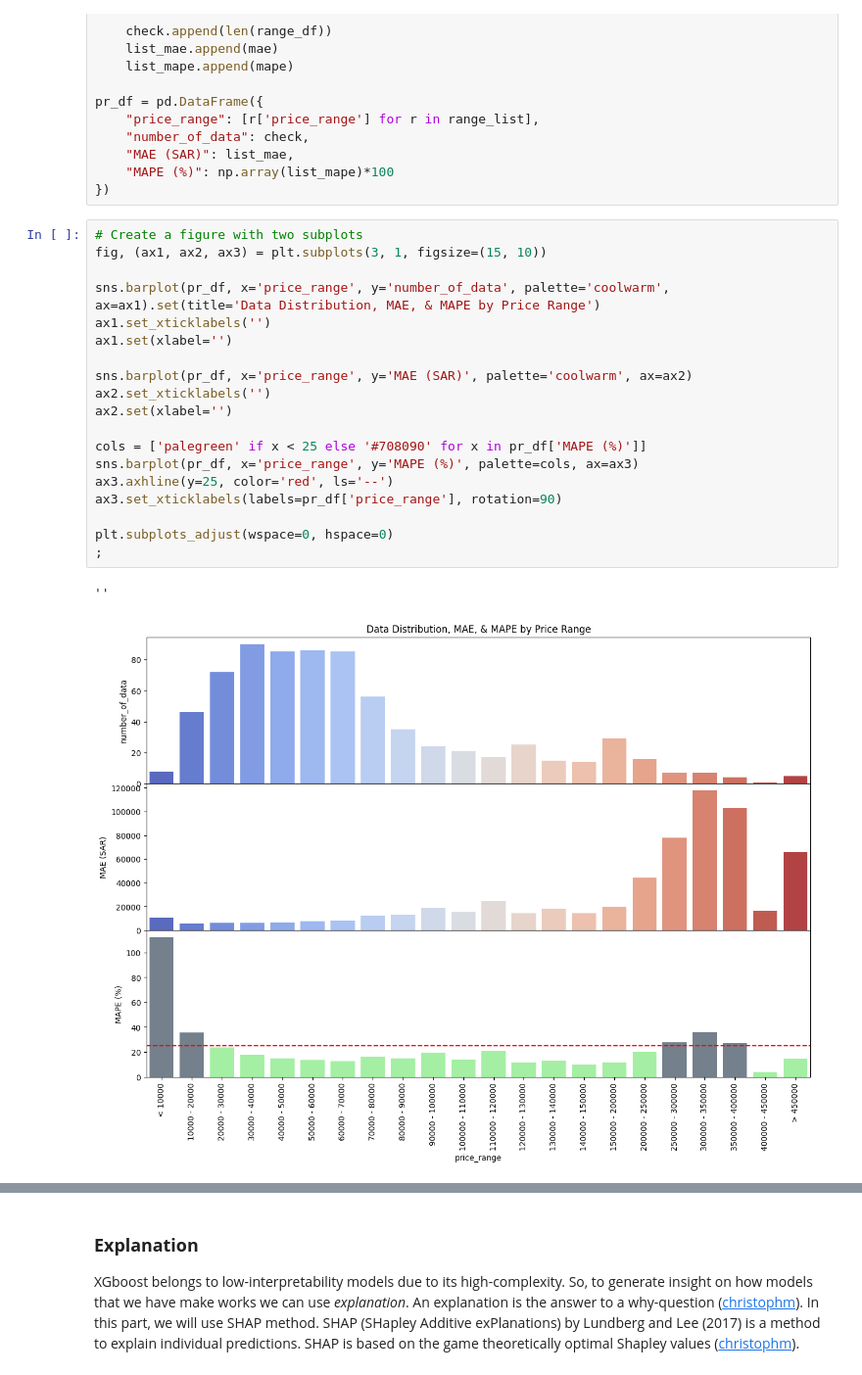
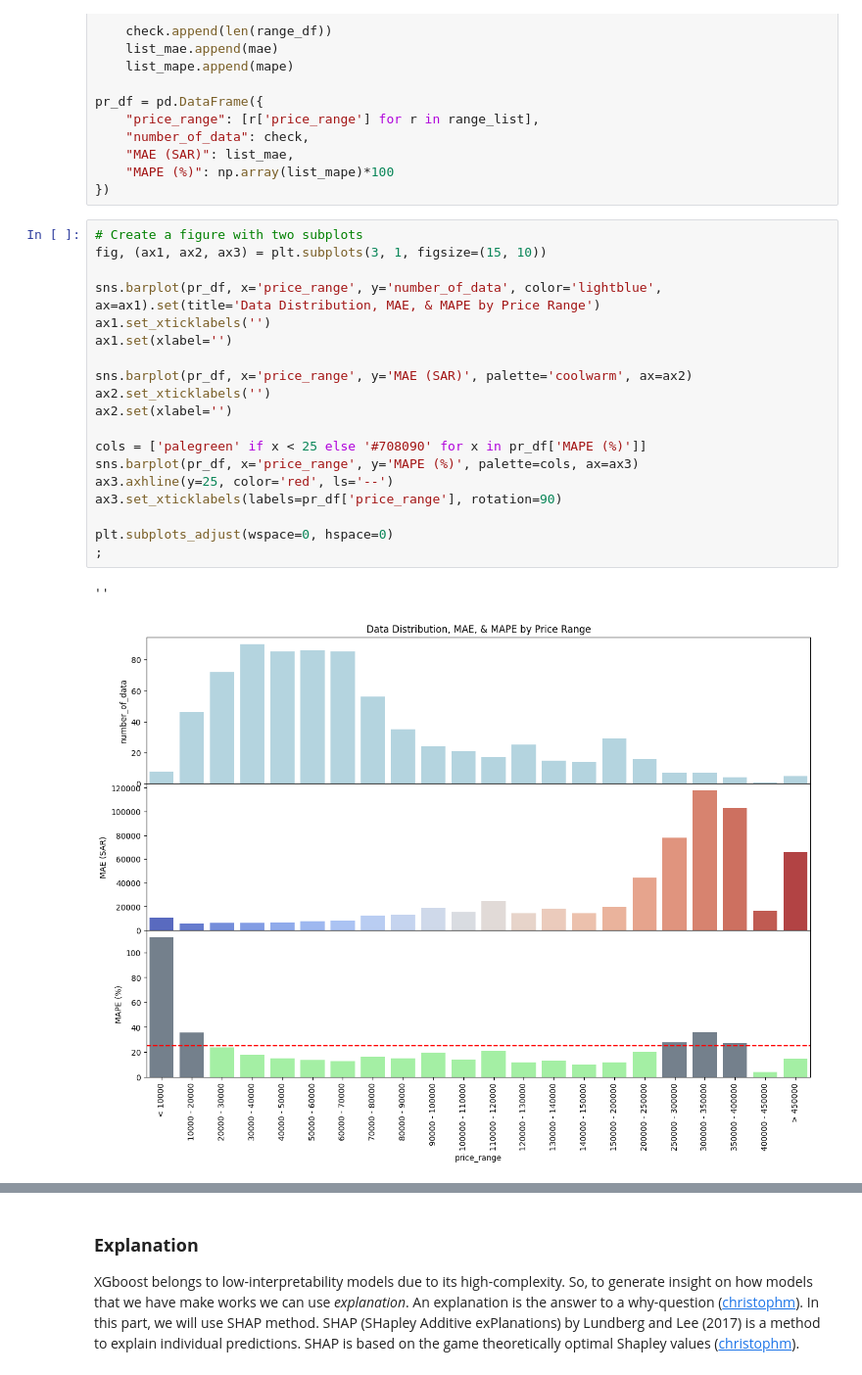
Before and after one commit to aridiawan/Used-Cars-Price-Prediction, a Jupyter notebook: notebook/used-car-price-prediction.ipynb, the cells around one changed output, grey strips where cells are left out. Shown at 98% size. Saved outputs shown, nothing was run; the diff lists cells and outputs as text.

```diff
--- a/notebook/used-car-price-prediction.ipynb
+++ b/notebook/used-car-price-prediction.ipynb
@@ -790,25 +790,25 @@ pr_df = pd.DataFrame({
 # %%
 # Create a figure with two subplots
 fig, (ax1, ax2, ax3) = plt.subplots(3, 1, figsize=(15, 10))
 
-sns.barplot(pr_df, x='price_range', y='number_of_data', palette='coolwarm', ax=ax1).set(title='Data Distribution, MAE, & MAPE by Price Range')
+sns.barplot(pr_df, x='price_range', y='number_of_data', color='lightblue', ax=ax1).set(title='Data Distribution, MAE, & MAPE by Price Range')
 ax1.set_xticklabels('')
 ax1.set(xlabel='')
 
 sns.barplot(pr_df, x='price_range', y='MAE (SAR)', palette='coolwarm', ax=ax2)
 ax2.set_xticklabels('')
 ax2.set(xlabel='')
 
 cols = ['palegreen' if x < 25 else '#708090' for x in pr_df['MAPE (%)']]
 sns.barplot(pr_df, x='price_range', y='MAPE (%)', palette=cols, ax=ax3)
 ax3.axhline(y=25, color='red', ls='--')
 ax3.set_xticklabels(labels=pr_df['price_range'], rotation=90)
 
 plt.subplots_adjust(wspace=0, hspace=0)
 ;
 # %% [output]
 ''
-[figure, old version]
+[figure, new version]
 # %% [markdown]
 **Insight:**
 * **Data Distribution Bar Chart**: Most cars are sold in the 10000SAR-90000SAR price range. The more expensive the car, the fewer cars are sold. This is also consistent with domain knowledge, which explains that only a few people own expensive cars.
```
Also changed, not shown: parts of 5 cells of this notebook, 8 other files.
